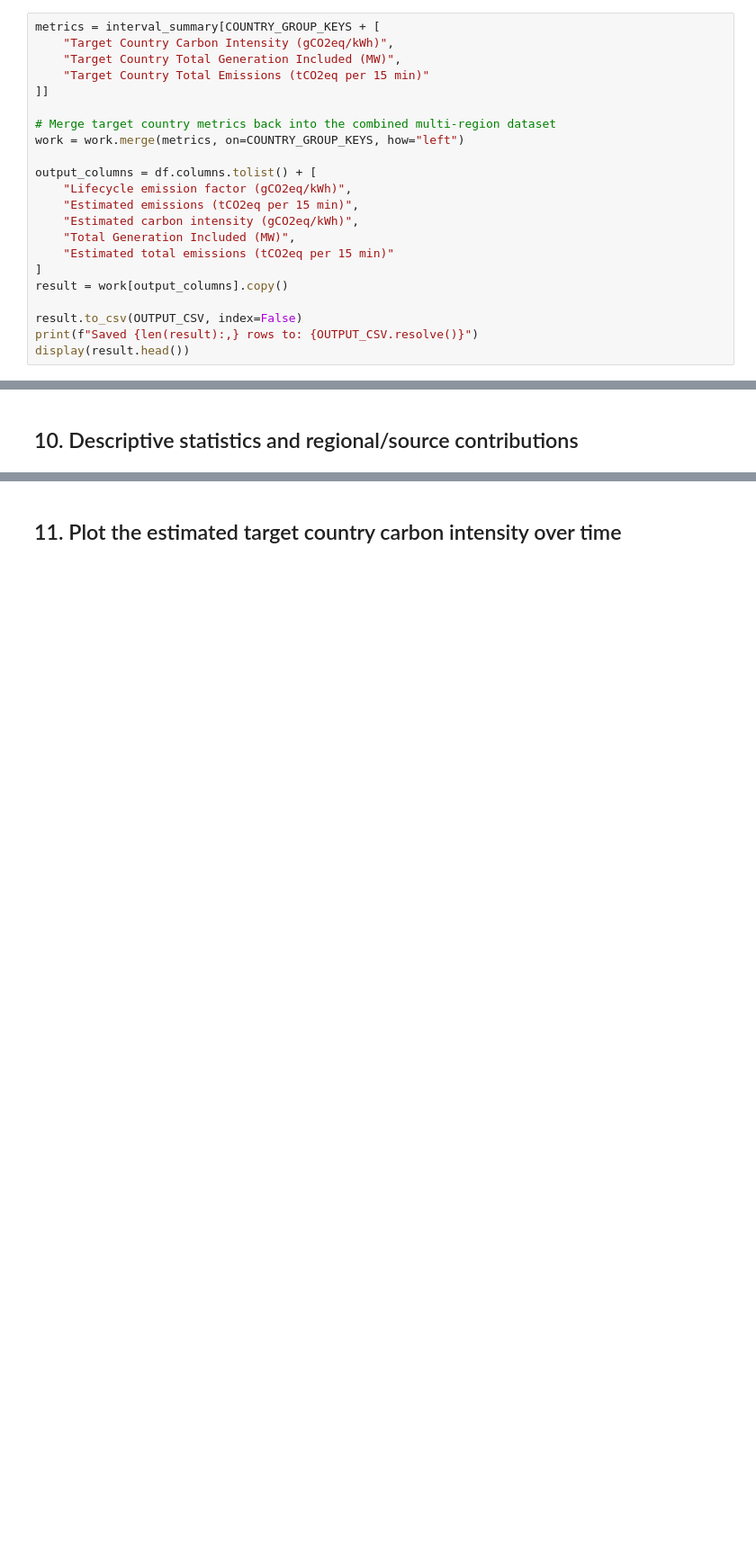
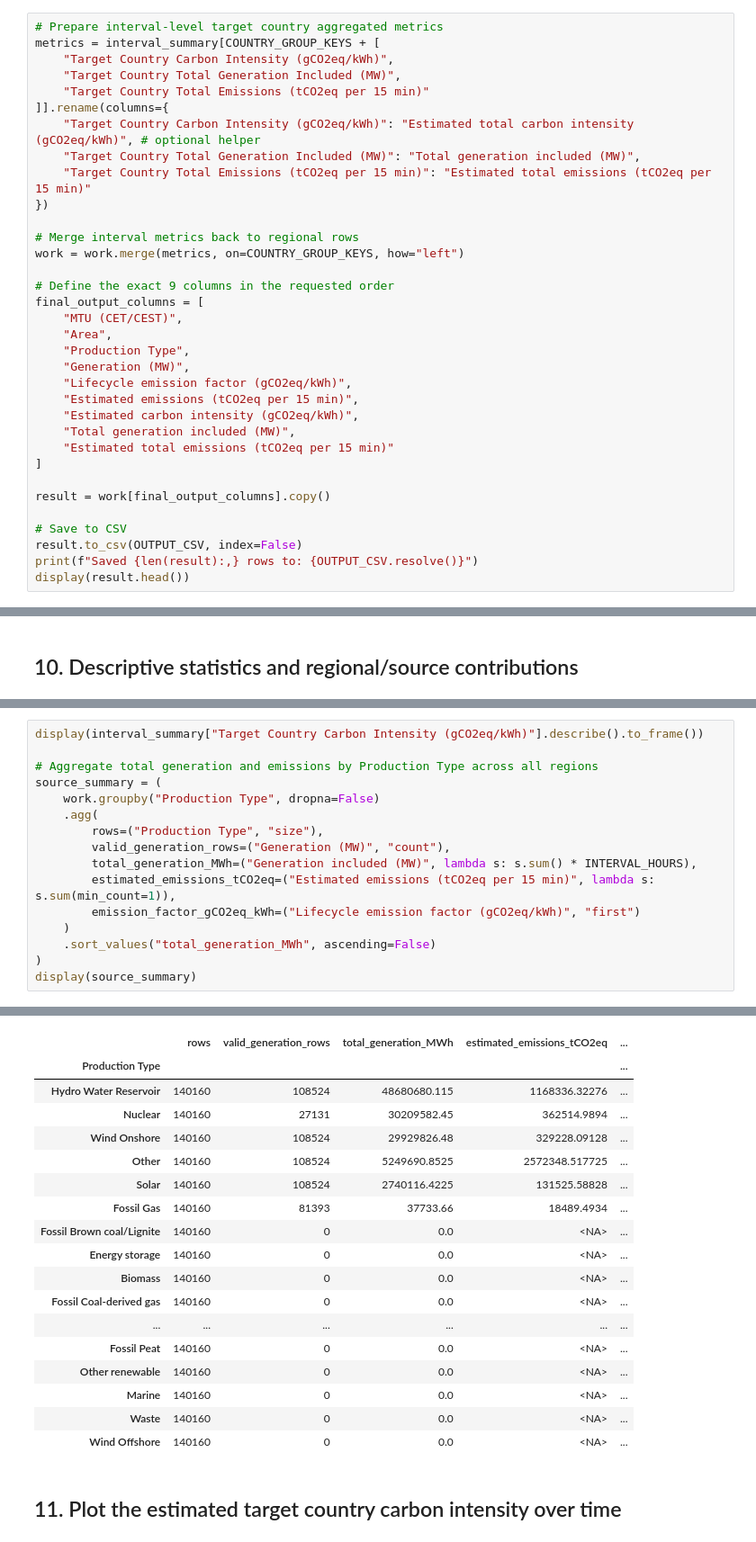
Before and after one commit to EugenBonta/evaluation_of_spatio-temporal_task_scheduling, a Jupyter notebook: SE_Multi_Region_Carbon_Intensity.ipynb, the cells around one changed output, grey strips where cells are left out. Shown at 90% size. Cells and saved outputs as stored; diff of their text form; blank space fills up the shorter version.

```diff
--- a/SE_Multi_Region_Carbon_Intensity.ipynb
+++ b/SE_Multi_Region_Carbon_Intensity.ipynb
@@ -280,24 +283,36 @@ Total Intervals: 35040
 # %% [markdown]
 ## 8. Join target country average CI back to regional rows and export
 # %%
+# Prepare interval-level target country aggregated metrics
 metrics = interval_summary[COUNTRY_GROUP_KEYS + [
     "Target Country Carbon Intensity (gCO2eq/kWh)",
     "Target Country Total Generation Included (MW)",
     "Target Country Total Emissions (tCO2eq per 15 min)"
-]]
+]].rename(columns={
+    "Target Country Carbon Intensity (gCO2eq/kWh)": "Estimated total carbon intensity (gCO2eq/kWh)", # optional helper
+    "Target Country Total Generation Included (MW)": "Total generation included (MW)",
+    "Target Country Total Emissions (tCO2eq per 15 min)": "Estimated total emissions (tCO2eq per 15 min)"
+})
 
-# Merge target country metrics back into the combined multi-region dataset
+# Merge interval metrics back to regional rows
 work = work.merge(metrics, on=COUNTRY_GROUP_KEYS, how="left")
 
-output_columns = df.columns.tolist() + [
+# Define the exact 9 columns in the requested order
+final_output_columns = [
+    "MTU (CET/CEST)",
+    "Area",
+    "Production Type",
+    "Generation (MW)",
     "Lifecycle emission factor (gCO2eq/kWh)",
     "Estimated emissions (tCO2eq per 15 min)",
     "Estimated carbon intensity (gCO2eq/kWh)",
-    "Total Generation Included (MW)",
+    "Total generation included (MW)",
     "Estimated total emissions (tCO2eq per 15 min)"
 ]
-result = work[output_columns].copy()
 
+result = work[final_output_columns].copy()
+
+# Save to CSV
 result.to_csv(OUTPUT_CSV, index=False)
 print(f"Saved {len(result):,} rows to: {OUTPUT_CSV.resolve()}")
 display(result.head())
@@ -348,0 +404,17 @@ display(source_summary)
+# %%
+display(interval_summary["Target Country Carbon Intensity (gCO2eq/kWh)"].describe().to_frame())
+
+# Aggregate total generation and emissions by Production Type across all regions
+source_summary = (
+    work.groupby("Production Type", dropna=False)
+    .agg(
+        rows=("Production Type", "size"),
+        valid_generation_rows=("Generation (MW)", "count"),
+        total_generation_MWh=("Generation included (MW)", lambda s: s.sum() * INTERVAL_HOURS),
+        estimated_emissions_tCO2eq=("Estimated emissions (tCO2eq per 15 min)", lambda s: s.sum(min_count=1)),
+        emission_factor_gCO2eq_kWh=("Lifecycle emission factor (gCO2eq/kWh)", "first")
+    )
+    .sort_values("total_generation_MWh", ascending=False)
+)
+display(source_summary)
+# %% [output]
@@ -349,3 +430,21 @@ display(source_summary)
+|  | rows | valid_generation_rows | total_generation_MWh | estimated_emissions_tCO2eq | ... |
+| Production Type |  |  |  |  | ... |
+| Hydro Water Reservoir | 140160 | 108524 | 48680680.115 | 1168336.32276 | ... |
+| Nuclear | 140160 | 27131 | 30209582.45 | 362514.9894 | ... |
+| Wind Onshore | 140160 | 108524 | 29929826.48 | 329228.09128 | ... |
+| Other | 140160 | 108524 | 5249690.8525 | 2572348.517725 | ... |
+| Solar | 140160 | 108524 | 2740116.4225 | 131525.58828 | ... |
+| Fossil Gas | 140160 | 81393 | 37733.66 | 18489.4934 | ... |
+| Fossil Brown coal/Lignite | 140160 | 0 | 0.0 | <NA> | ... |
+| Energy storage | 140160 | 0 | 0.0 | <NA> | ... |
+| Biomass | 140160 | 0 | 0.0 | <NA> | ... |
+| Fossil Coal-derived gas | 140160 | 0 | 0.0 | <NA> | ... |
+| ... | ... | ... | ... | ... | ... |
+| Fossil Peat | 140160 | 0 | 0.0 | <NA> | ... |
+| Other renewable | 140160 | 0 | 0.0 | <NA> | ... |
+| Marine | 140160 | 0 | 0.0 | <NA> | ... |
+| Waste | 140160 | 0 | 0.0 | <NA> | ... |
+| Wind Offshore | 140160 | 0 | 0.0 | <NA> | ... |
 # %% [markdown]
 ## 11. Plot the estimated target country carbon intensity over time
 # %%
```
Also changed, not shown: parts of 8 cells of this notebook, 11 other files.
